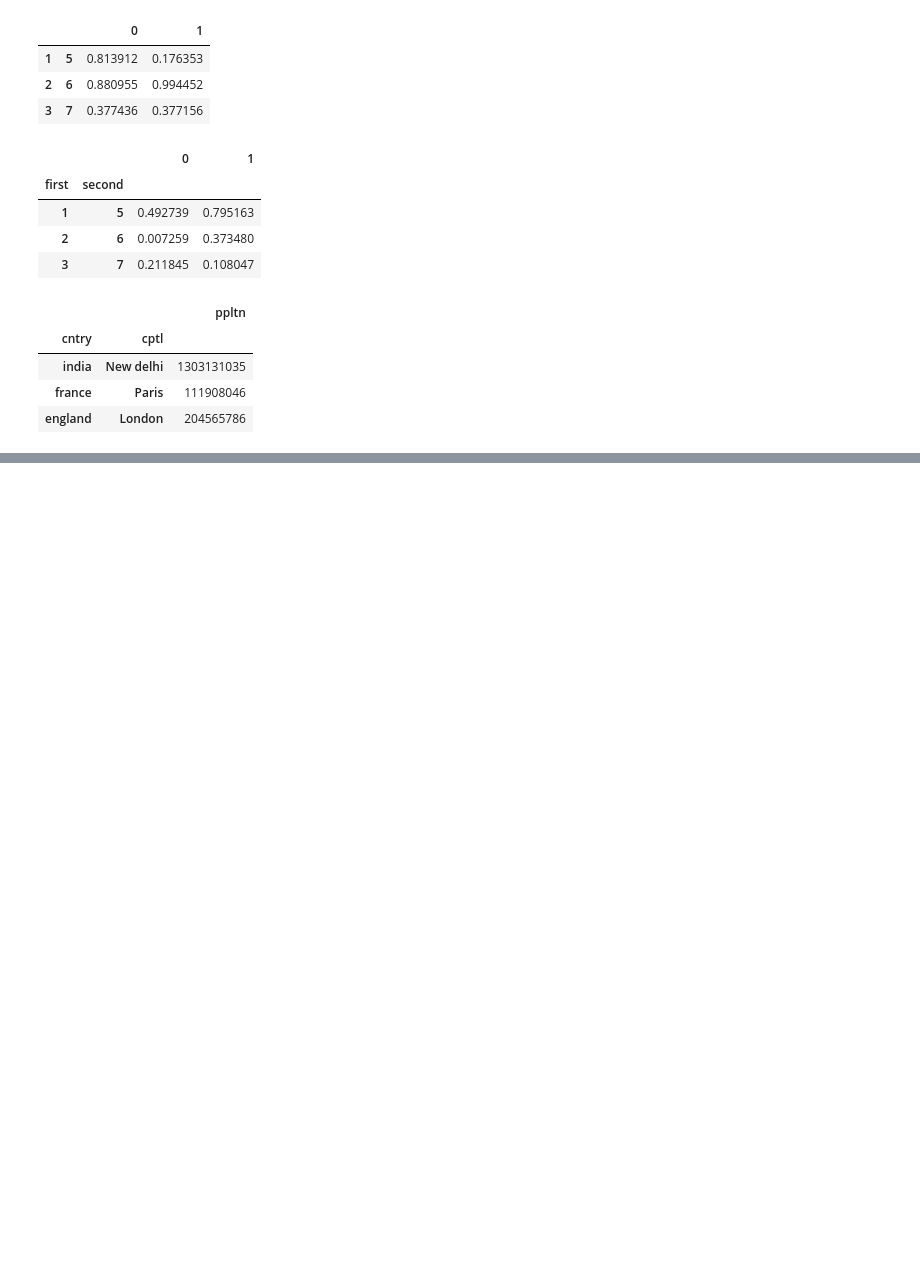
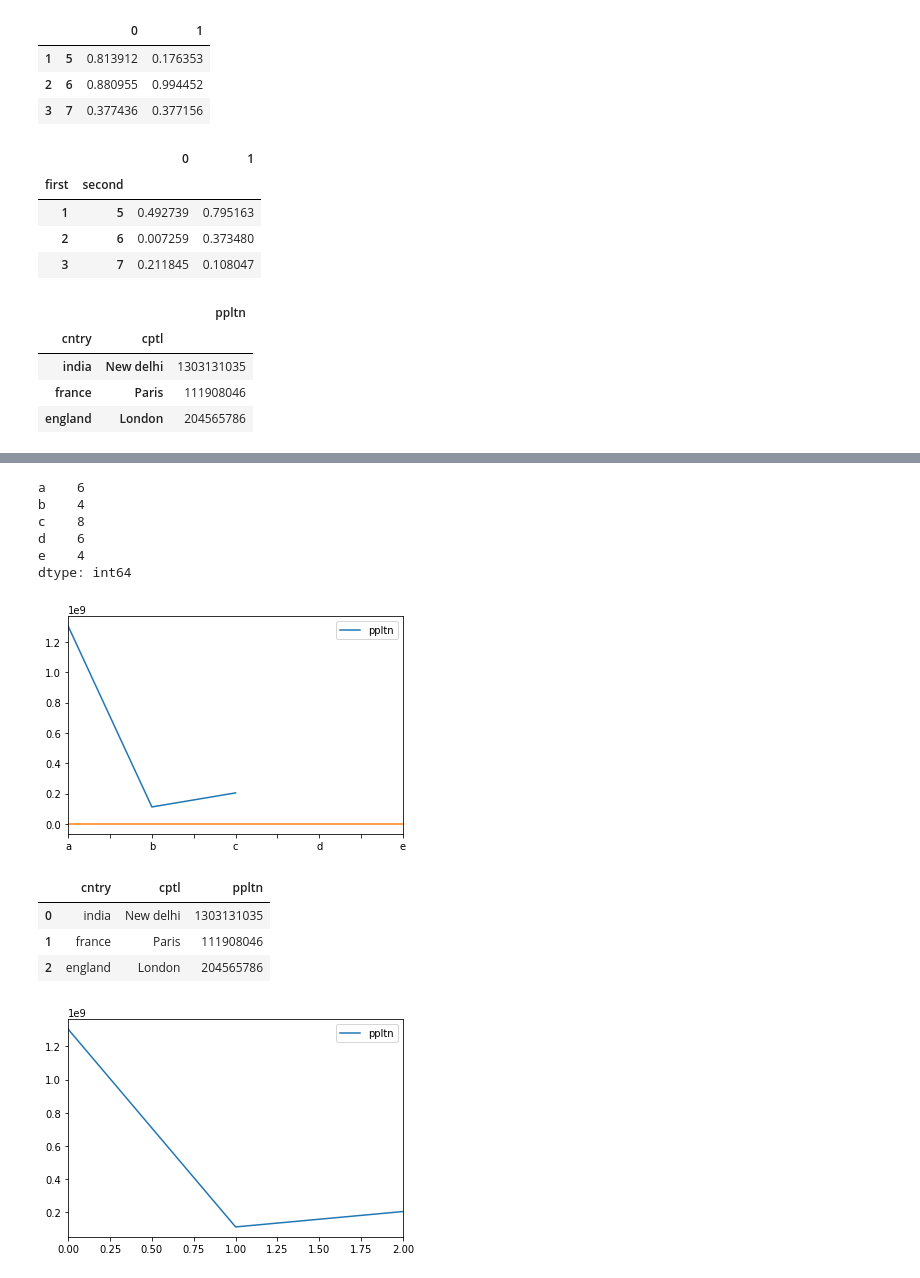
Before and after one commit to sanket-k/machine_learning_basics, a Jupyter notebook: pandas/pandas-1.ipynb, the cells around one changed output, grey strips where cells are left out. Saved outputs shown, nothing was run; the diff lists cells and outputs as text; code cells hidden in the pictures; blank space fills up the shorter version.

```diff
--- a/pandas/pandas-1.ipynb
+++ b/pandas/pandas-1.ipynb
@@ -563,0 +664,5 @@ display(df4.groupby(level=0).sum())
+# %%
+# concatenate
+display(s)
+display(s2)
+display(s.append(s2))
@@ -563,0 +693,22 @@ display(df4.groupby(level=0).sum())
+# %%
+# visualization
+display(s)
+s.plot()
+plt.show()
+
+display(df2)
+df2.plot()
+plt.show()
+# %% [output]
+a    6
+b    4
+c    8
+d    6
+e    4
+dtype: int64
+[figure, added]
+|  | cntry | cptl | ppltn |
+| 0 | india | New delhi | 1303131035 |
+| 1 | france | Paris | 111908046 |
+| 2 | england | London | 204565786 |
+[figure, added]
```
Also changed, not shown: parts of 6 cells of this notebook.
